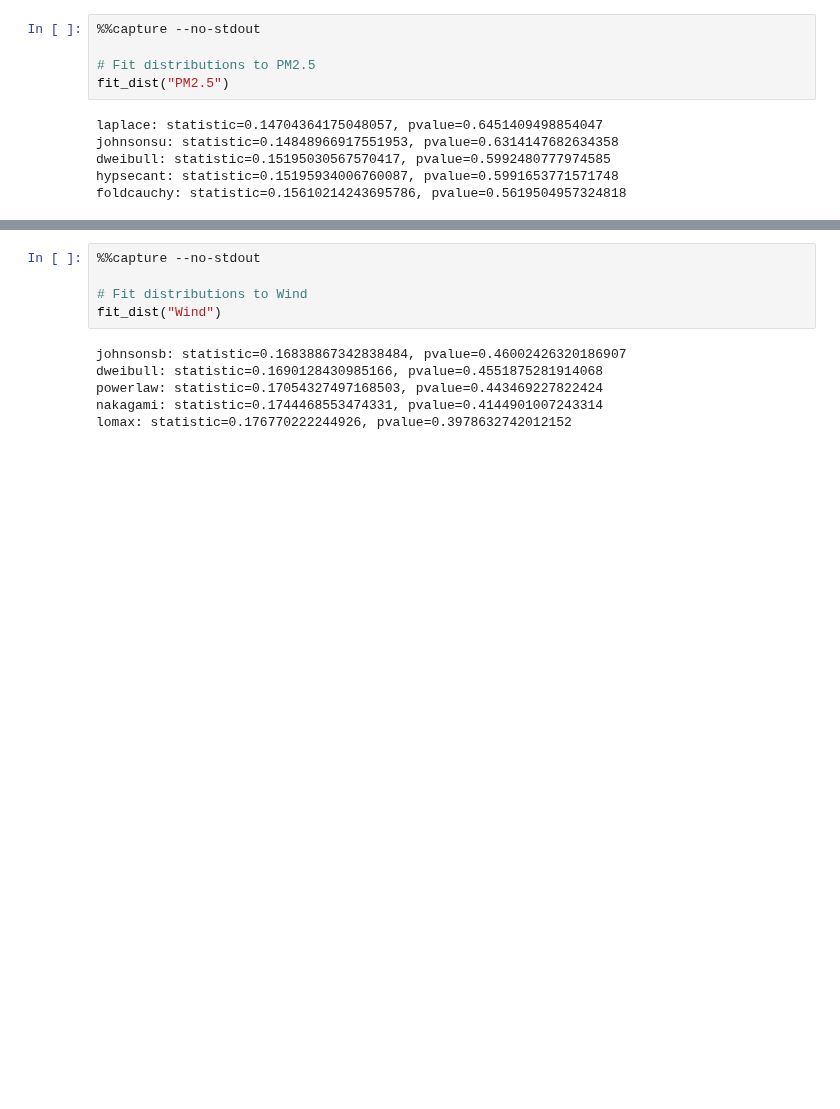
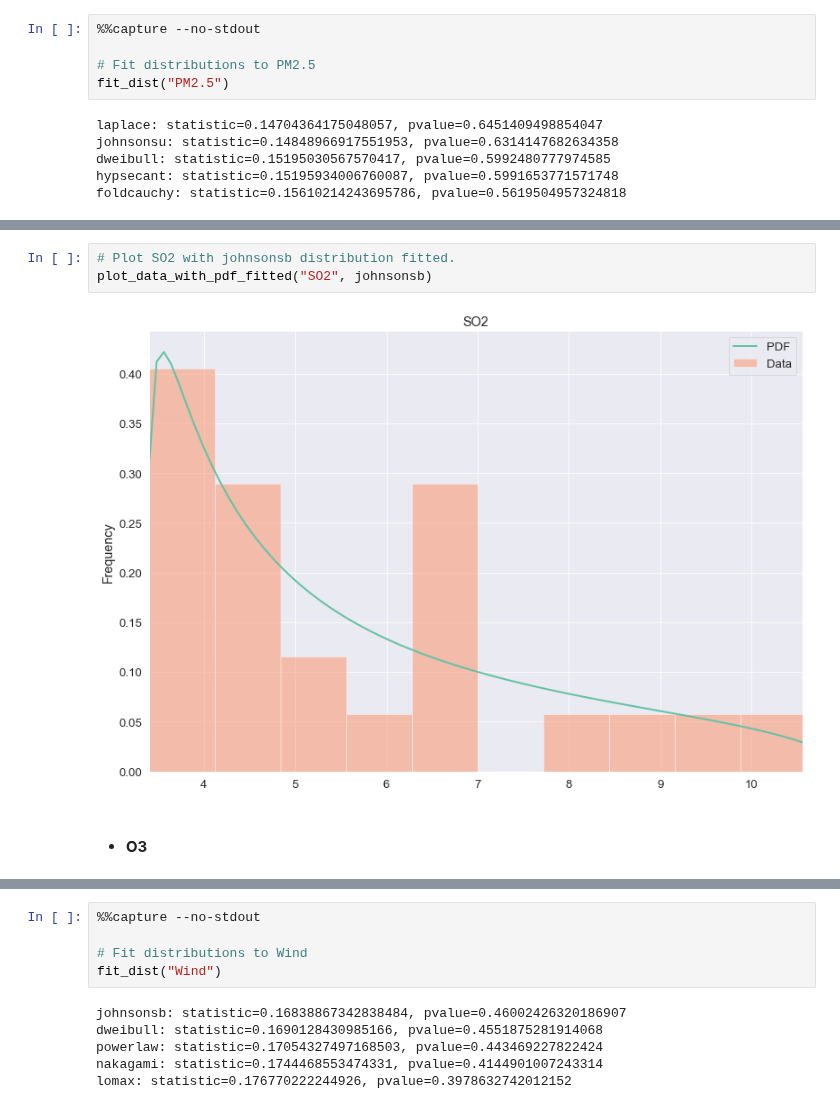
Before and after one commit to olgarozhdestvina/Air-Pollution-in-Dublin, a Jupyter notebook: Dublin_Air_Pollution.ipynb, the cells around one changed output, grey strips where cells are left out. Cells and saved outputs as stored; diff of their text form; blank space fills up the shorter version.

```diff
--- a/Dublin_Air_Pollution.ipynb
+++ b/Dublin_Air_Pollution.ipynb
@@ -698,0 +697,9 @@ plot_data_with_pdf_fitted("PM2.5", laplace)
+# %%
+# Plot SO2 with johnsonsb distribution fitted.
+plot_data_with_pdf_fitted("SO2", johnsonsb)
+# %% [output]
+[figure, added]
+# %% [markdown]
+<br>
+
+* __O3__
```
Also changed, not shown: parts of 11 cells of this notebook.
